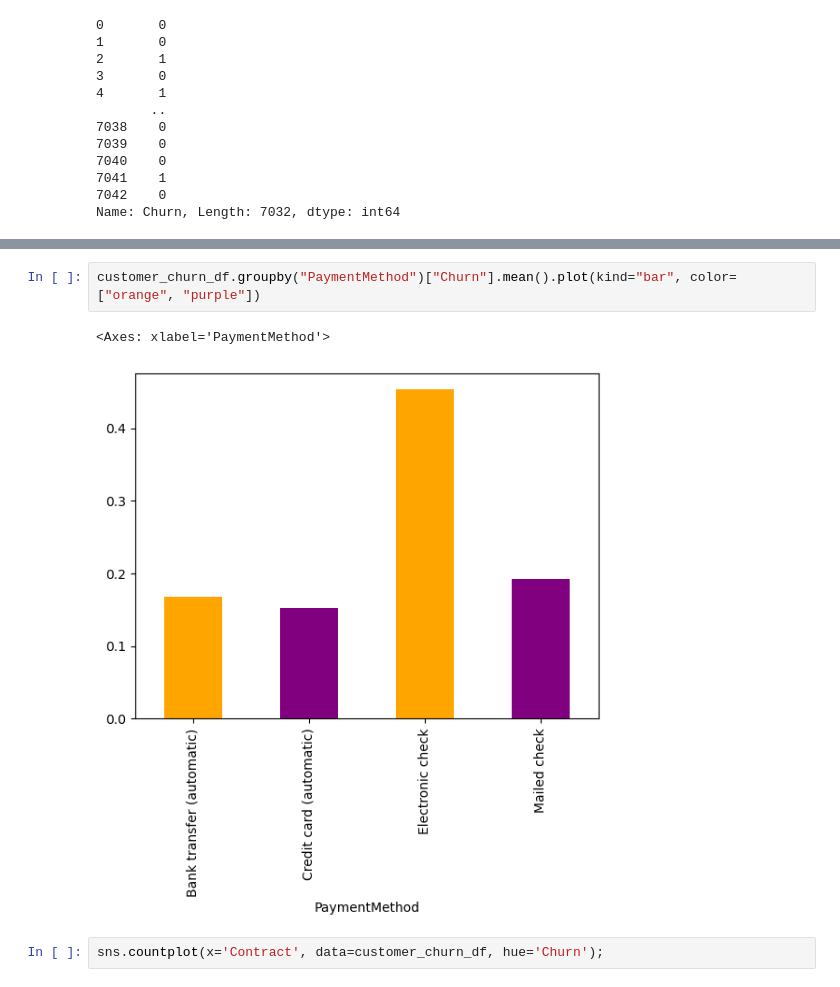
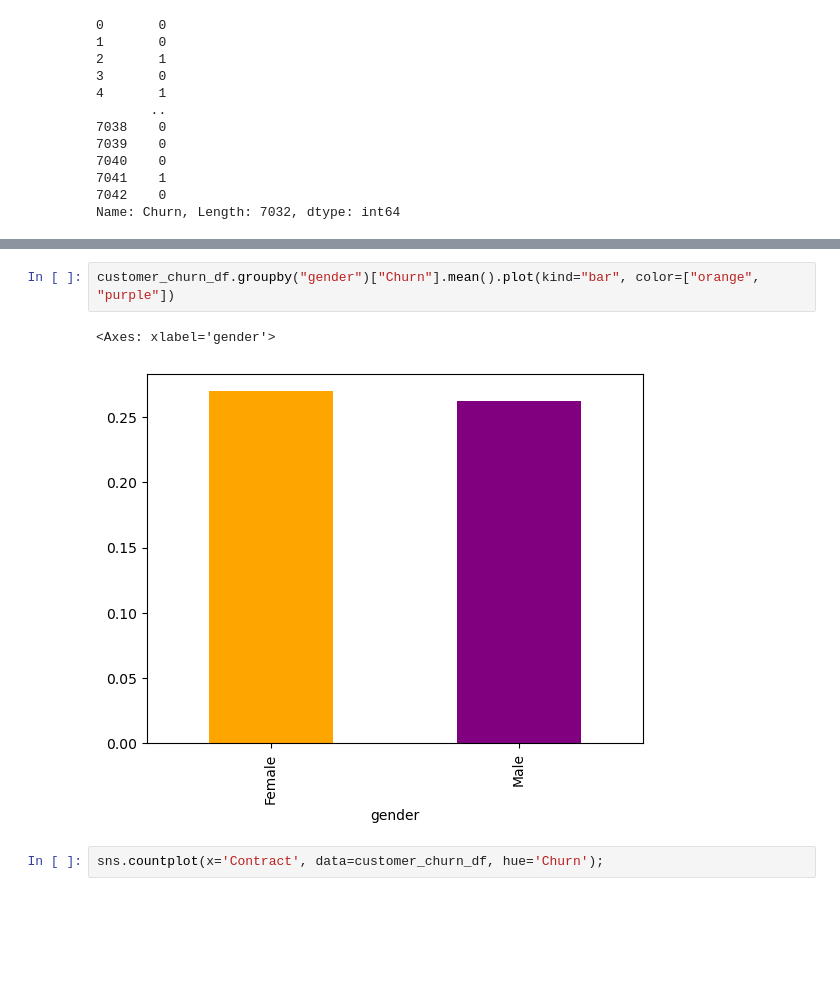
Before and after one commit to BCSoulless/customer-churn-model, a Jupyter notebook: customer-churn-model.ipynb, the cells around one changed output, grey strips where cells are left out. Cells and saved outputs as stored; diff of their text form; blank space fills up the shorter version.

```diff
--- a/customer-churn-model.ipynb
+++ b/customer-churn-model.ipynb
@@ -121,8 +124,8 @@ sns.countplot(x="Churn", data=customer_churn_df);
 # %%
-customer_churn_df.groupby("PaymentMethod")["Churn"].mean().plot(kind="bar", color=["orange", "purple"])
+customer_churn_df.groupby("gender")["Churn"].mean().plot(kind="bar", color=["orange", "purple"])
 # %% [output]
-<Axes: xlabel='PaymentMethod'>
+<Axes: xlabel='gender'>
-[figure, old version]
+[figure, new version]
 # %%
 sns.countplot(x='Contract', data=customer_churn_df, hue='Churn');
 # %% [output]
```
Also changed, not shown: parts of 3 cells of this notebook.
